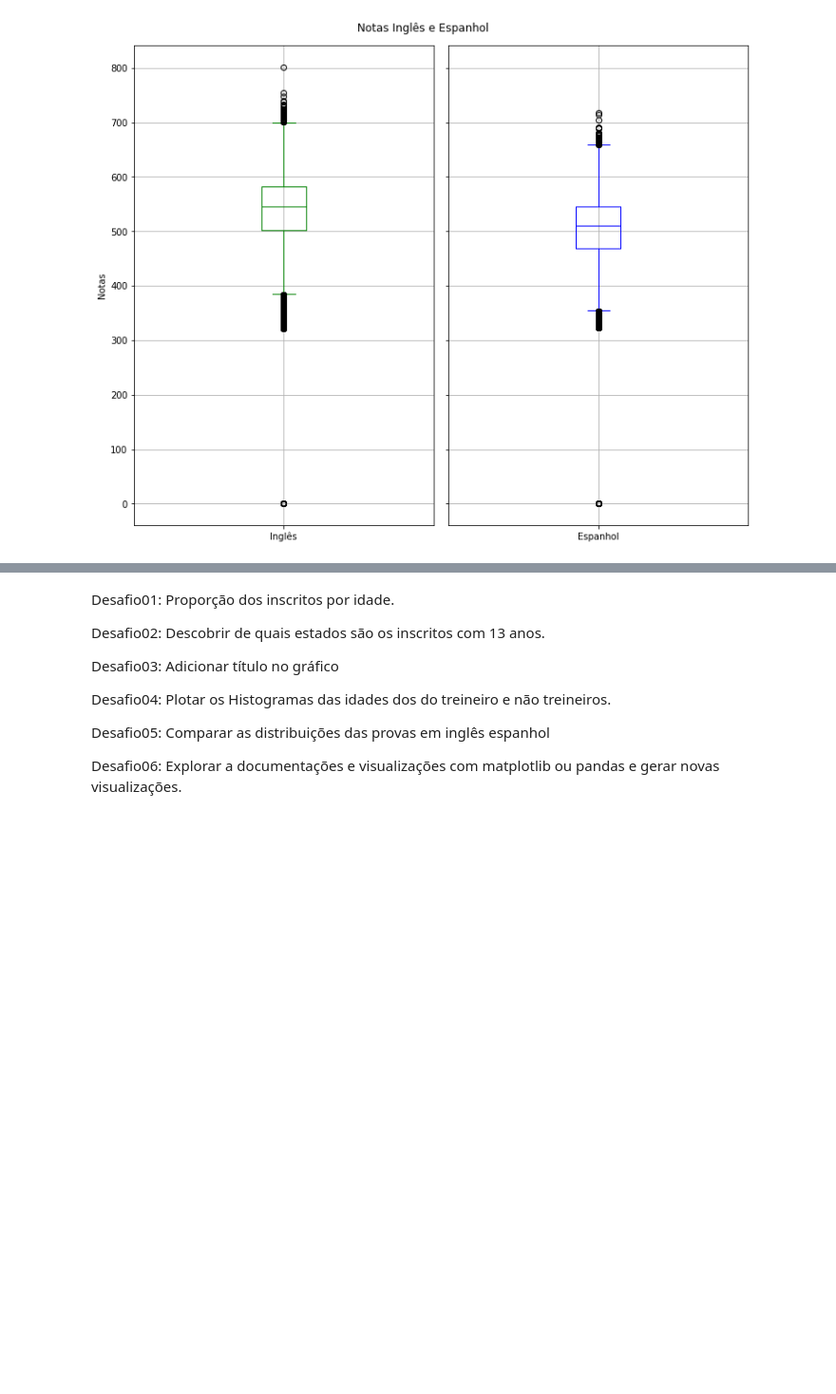
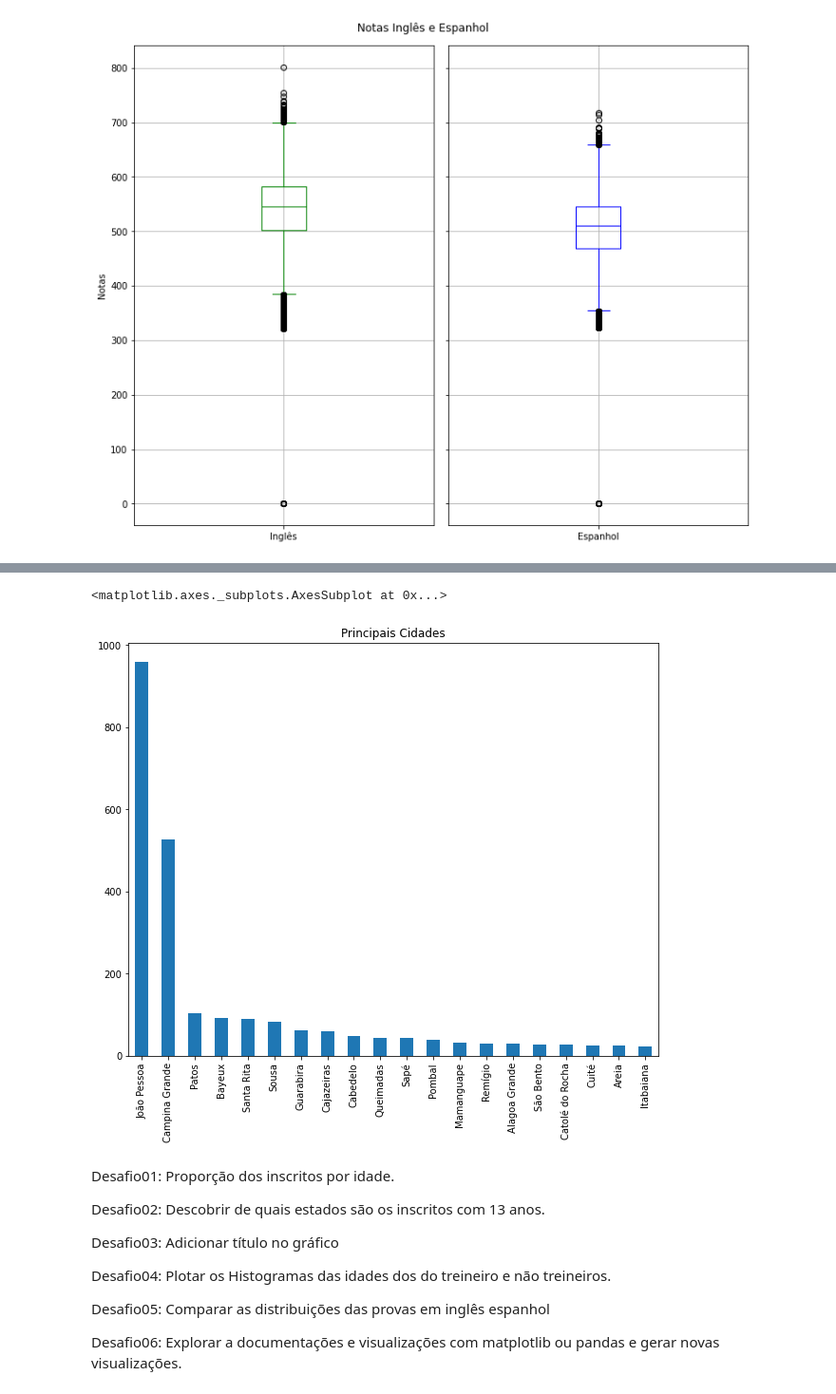
Before and after one commit to everaldoglima/ds_enem, a Jupyter notebook: imersao_2020_day_01.ipynb, the cells around one changed output, grey strips where cells are left out. Shown at 95% size. Cells and saved outputs as stored; diff of their text form; code cells hidden in the pictures; blank space fills up the shorter version.

```diff
--- a/imersao_2020_day_01.ipynb
+++ b/imersao_2020_day_01.ipynb
@@ -250,4 +249,10 @@ dados[provas].boxplot(grid=True, figsize= (10,8))
 [figure]
+# %%
+# Desafio 6 - Novas Visualizações
+dados.query("SG_UF_RESIDENCIA == 'PB'")["NO_MUNICIPIO_RESIDENCIA"].value_counts().sort_values(ascending=False)[:20].plot(kind = 'bar', figsize=(10, 8), title="Principais Cidades");
+# %% [output]
+<matplotlib.axes._subplots.AxesSubplot at 0x...>
+[figure, added]
 # %% [markdown]
 Desafio01: Proporção dos inscritos por idade.
 
```
Also changed, not shown: parts of 1 cell of this notebook.
